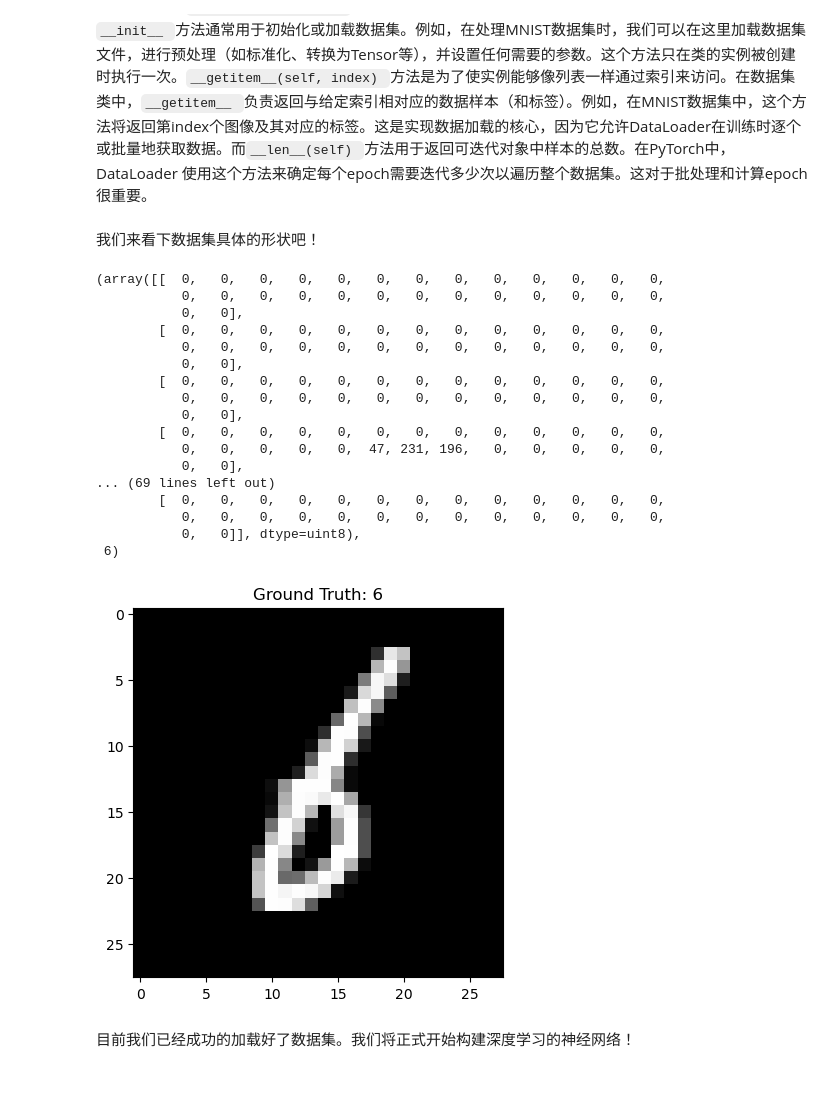
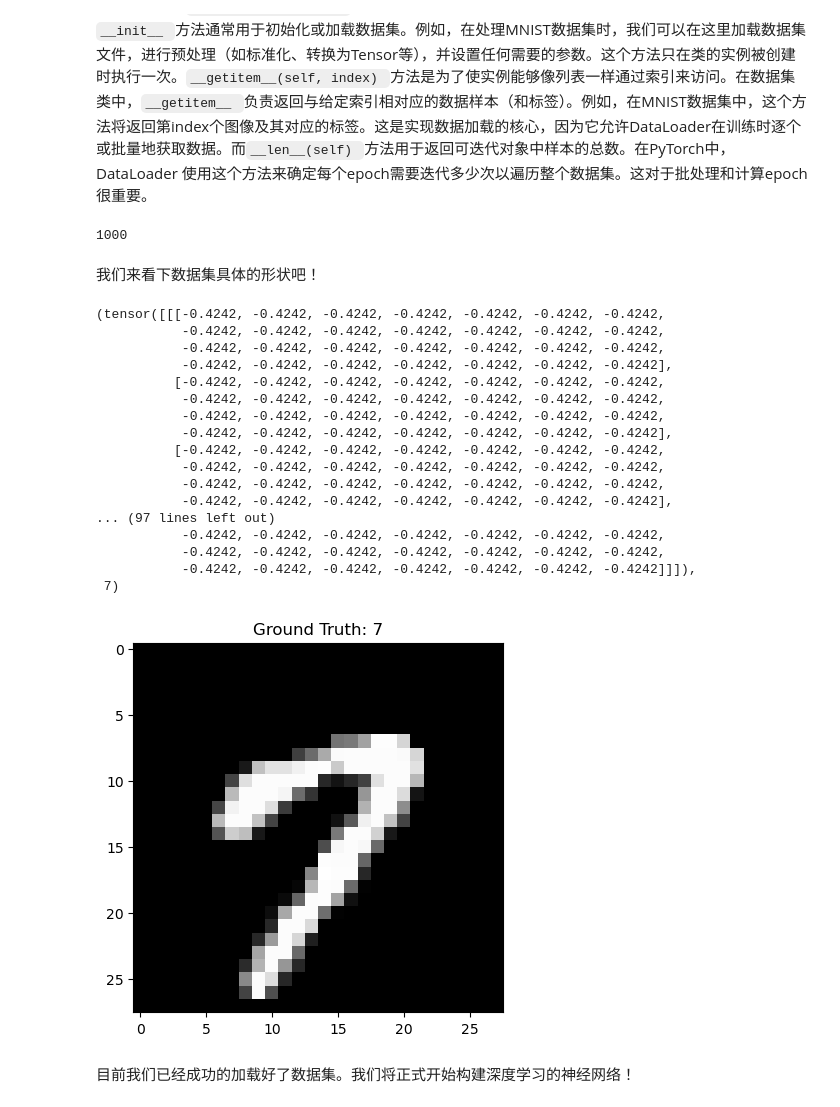
Before and after one commit to supernova-jpg/Deep-IQA, a Jupyter notebook: mnist.ipynb, the cells around one changed output. Drawn from its saved outputs; the diff is of its cells as text; code cells hidden in the pictures.

```diff
--- a/mnist.ipynb
+++ b/mnist.ipynb
@@ -32,13 +35,18 @@ torch.manual_seed(random_seed)
     data_name： 数据文件名
     label_name：标签数据文件名
 """
+transform = transforms.Compose([
+    transforms.ToTensor(),  # 将 PIL 图像或 NumPy ndarray 转换为 FloatTensor。
+    transforms.Normalize((0.1307,), (0.3081,))
+    ])
+
 
 class DatasetProcessing():
-    def __init__(self, folder, data_name, label_name, transform = None):
+    def __init__(self, folder, data_name, label_name, transform):
         (train_set, train_labels) = self._load_data(folder, data_name, label_name)
         self.train_set = train_set
         self.train_labels = train_labels
-        self.transform = transform
+        self.transforms = transform
 
     def _load_data(self, data_folder, data_name, label_name):
         with gzip.open(os.path.join(data_folder,label_name), 'rb') as lbpath: # rb表示的是读取二进制数据,lbpath指的就是标签的存放路径。
@@ -52,43 +60,49 @@ class DatasetProcessing():
     def __getitem__(self, index):
 
         img, target = self.train_set[index], int(self.train_labels[index])
-        if self.transform is not None:
-            img = self.transform(img)
         plt.imshow(img, cmap='gray', interpolation='none')
         plt.title("Ground Truth: {}".format(target))
+        img = self.transforms(img)
         return img, target
 
     def __len__(self):
         return len(self.train_set)
 
-train_dataset = DatasetProcessing('./data/',"train-images-idx3-ubyte.gz","train-labels-idx1-ubyte.gz")
-test_dataset = DatasetProcessing('./data/',"t10k-images-idx3-ubyte.gz","t10k-labels-idx1-ubyte.gz")
+train_dataset = DatasetProcessing('./data/',"train-images-idx3-ubyte.gz","train-labels-idx1-ubyte.gz", transform = transform)
+test_dataset = DatasetProcessing('./data/',"t10k-images-idx3-ubyte.gz","t10k-labels-idx1-ubyte.gz", transform = transform)
 # %%
-train_loader = torch.utils.data.DataLoader(dataset = train_dataset, batch_size = batch_size_train, shuffle = True)
-test_loader = torch.utils.data.DataLoader(dataset = test_dataset, batch_size = batch_size_test, shuffle = False)
+train_loader = torch.utils.data.DataLoader(dataset = train_dataset, batch_size = batch_size_train,
+                                           shuffle = True
+                                          )  # 此处的值根据您的数据集进行调整
+test_loader = torch.utils.data.DataLoader(dataset = test_dataset, batch_size = batch_size_test,
+                                          shuffle = False
+                                          ) # 此处的值根据您的数据集进行调整)
+len(train_loader)
+# %% [output]
+1000
 # %% [markdown]
 我们来看下数据集具体的形状吧！
 # %%
-train_dataset[256]
+train_dataset[15]
 # %% [output]
-(array([[  0,   0,   0,   0,   0,   0,   0,   0,   0,   0,   0,   0,   0,
-           0,   0,   0,   0,   0,   0,   0,   0,   0,   0,   0,   0,   0,
-           0,   0],
-        [  0,   0,   0,   0,   0,   0,   0,   0,   0,   0,   0,   0,   0,
-           0,   0,   0,   0,   0,   0,   0,   0,   0,   0,   0,   0,   0,
-           0,   0],
-        [  0,   0,   0,   0,   0,   0,   0,   0,   0,   0,   0,   0,   0,
-           0,   0,   0,   0,   0,   0,   0,   0,   0,   0,   0,   0,   0,
-           0,   0],
-        [  0,   0,   0,   0,   0,   0,   0,   0,   0,   0,   0,   0,   0,
-           0,   0,   0,   0,   0,  47, 231, 196,   0,   0,   0,   0,   0,
-           0,   0],
-... (69 lines left out)
-        [  0,   0,   0,   0,   0,   0,   0,   0,   0,   0,   0,   0,   0,
-           0,   0,   0,   0,   0,   0,   0,   0,   0,   0,   0,   0,   0,
-           0,   0]], dtype=uint8),
- 6)
+(tensor([[[-0.4242, -0.4242, -0.4242, -0.4242, -0.4242, -0.4242, -0.4242,
+           -0.4242, -0.4242, -0.4242, -0.4242, -0.4242, -0.4242, -0.4242,
+           -0.4242, -0.4242, -0.4242, -0.4242, -0.4242, -0.4242, -0.4242,
+           -0.4242, -0.4242, -0.4242, -0.4242, -0.4242, -0.4242, -0.4242],
+          [-0.4242, -0.4242, -0.4242, -0.4242, -0.4242, -0.4242, -0.4242,
+           -0.4242, -0.4242, -0.4242, -0.4242, -0.4242, -0.4242, -0.4242,
+           -0.4242, -0.4242, -0.4242, -0.4242, -0.4242, -0.4242, -0.4242,
+           -0.4242, -0.4242, -0.4242, -0.4242, -0.4242, -0.4242, -0.4242],
+          [-0.4242, -0.4242, -0.4242, -0.4242, -0.4242, -0.4242, -0.4242,
+           -0.4242, -0.4242, -0.4242, -0.4242, -0.4242, -0.4242, -0.4242,
+           -0.4242, -0.4242, -0.4242, -0.4242, -0.4242, -0.4242, -0.4242,
+           -0.4242, -0.4242, -0.4242, -0.4242, -0.4242, -0.4242, -0.4242],
+... (97 lines left out)
+           -0.4242, -0.4242, -0.4242, -0.4242, -0.4242, -0.4242, -0.4242,
+           -0.4242, -0.4242, -0.4242, -0.4242, -0.4242, -0.4242, -0.4242,
+           -0.4242, -0.4242, -0.4242, -0.4242, -0.4242, -0.4242, -0.4242]]]),
+ 7)
-[figure, old version]
+[figure, new version]
 # %% [markdown]
 目前我们已经成功的加载好了数据集。我们将正式开始构建深度学习的神经网络！
 # %%
```
Also changed, not shown: parts of 7 cells of this notebook, 1 other file.
